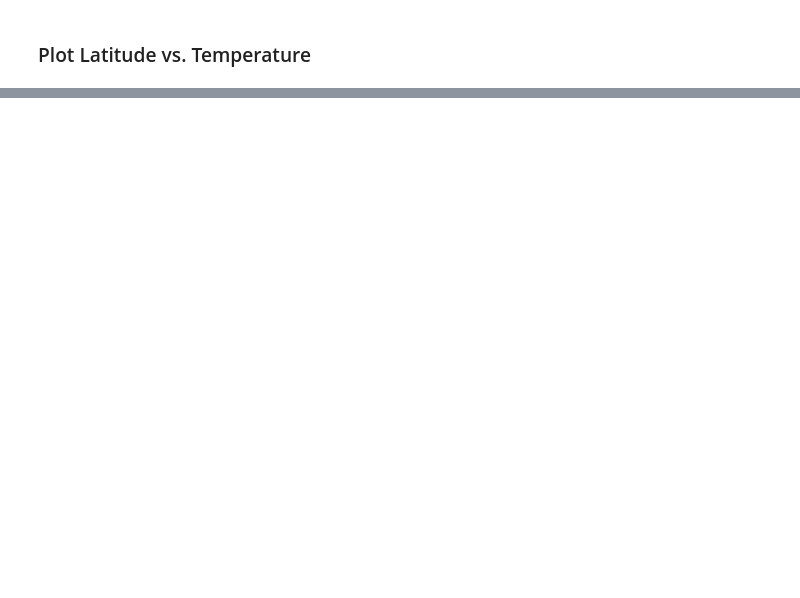
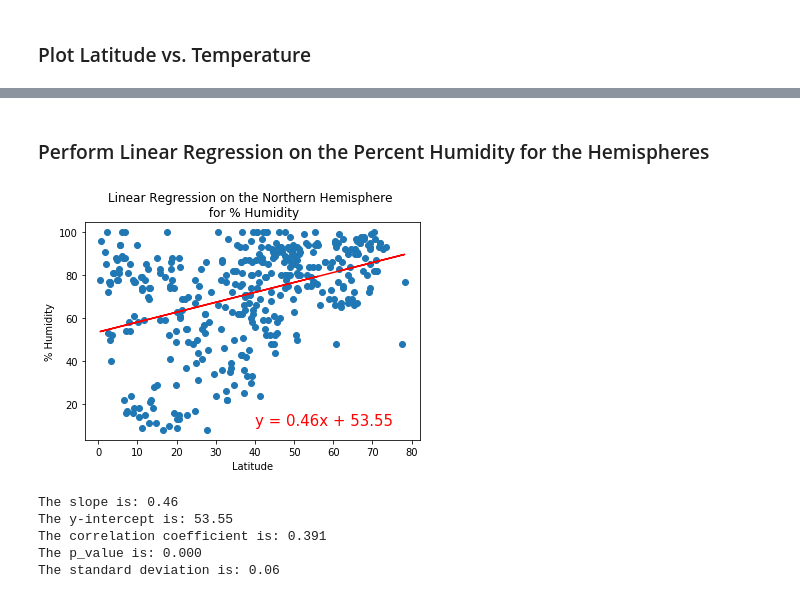
Before and after one commit to kenwelsh/World_Weather_Analysis, a Jupyter notebook: WeatherPy.ipynb, the cells around one changed output, grey strips where cells are left out. Cells and saved outputs as stored; diff of their text form; code cells hidden in the pictures; blank space fills up the shorter version.

```diff
--- a/WeatherPy.ipynb
+++ b/WeatherPy.ipynb
@@ -259,0 +362,19 @@ plt.show()
+# %% [markdown]
+### Perform Linear Regression on the Percent Humidity for the Hemispheres
+# %%
+# Linear regression on the Northern Hemisphere
+x_values = northern_hemi_df["Lat"]
+y_values = northern_hemi_df["Humidity"]
+# Call the function.
+plot_linear_regression(x_values,
+                       y_values,
+                       f"Linear Regression on the Northern Hemisphere \n for % Humidity",
+                       '% Humidity',
+                       (40,10))
+# %% [output]
+[figure, added]
+The slope is: 0.46
+The y-intercept is: 53.55
+The correlation coefficient is: 0.391
+The p_value is: 0.000
+The standard deviation is: 0.06
```
Also changed, not shown: parts of 25 cells of this notebook, 5 other files.
